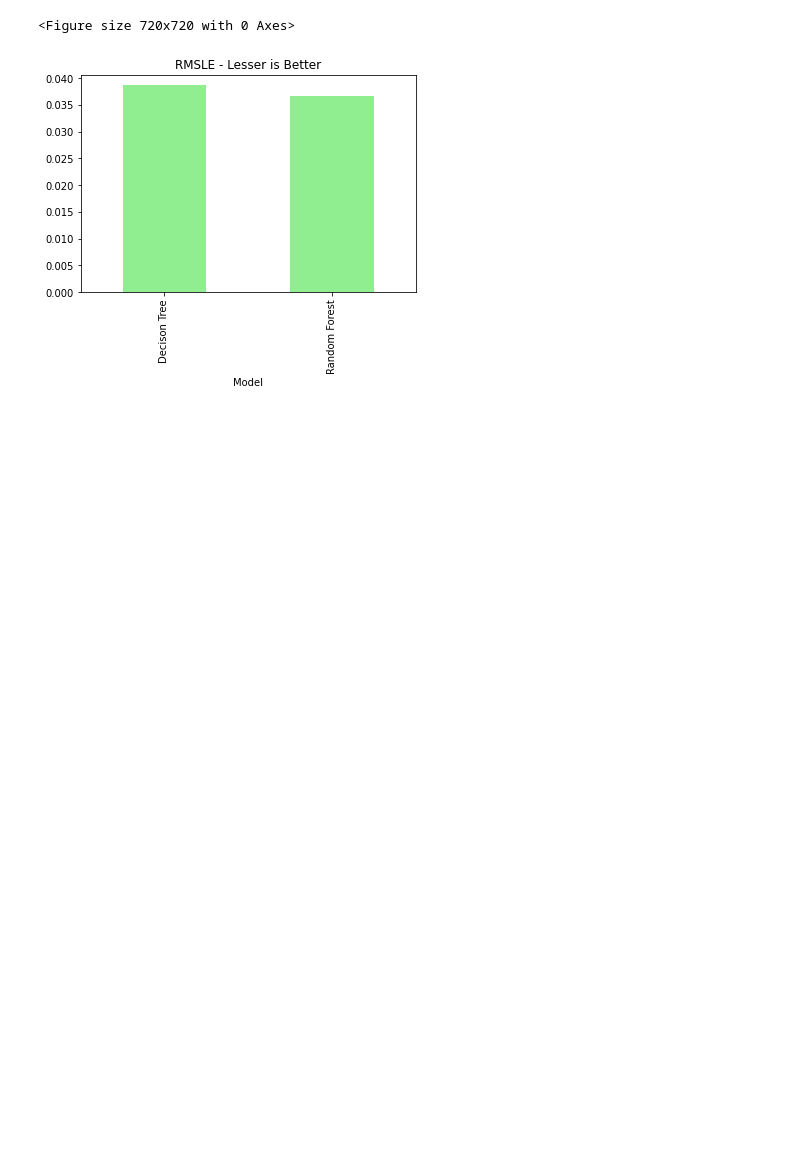
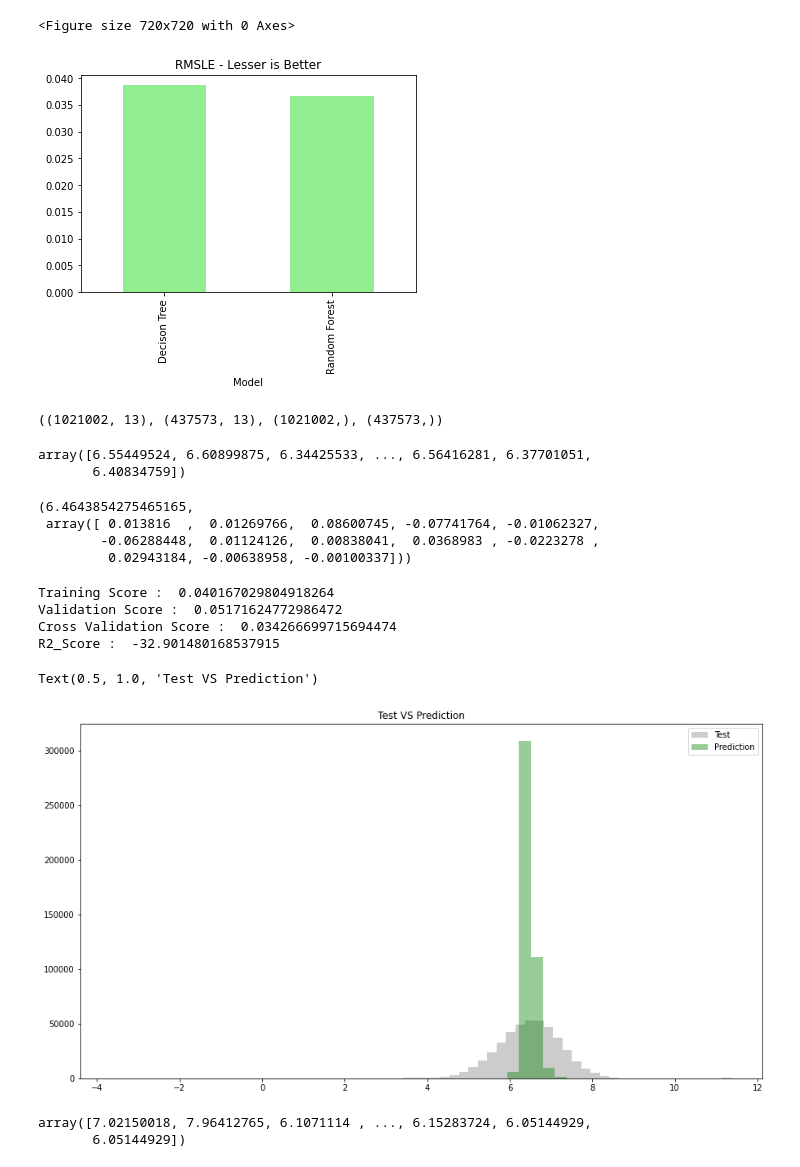
Before and after one commit to Vidhuran-Rajendran/NYC-Taxi-Trip-Time-Prediction, a Jupyter notebook: NYC_Taxi_Trip_Time_Prediction_Capstone_Project.ipynb, the cells around one changed output. Cells and saved outputs as stored; diff of their text form; code cells hidden in the pictures; blank space fills up the shorter version.

```diff
--- a/NYC_Taxi_Trip_Time_Prediction_Capstone_Project.ipynb
+++ b/NYC_Taxi_Trip_Time_Prediction_Capstone_Project.ipynb
@@ -666,3 +666,75 @@ plt.title("RMSLE - Lesser is Better")
 # %%
 X =df # non transformed dataset
 y = np.log(nyc_taxi_df['trip_duration']).values
+# %%
+#train test split
+
+from sklearn.model_selection import train_test_split, GridSearchCV, cross_val_score
+from sklearn.metrics import r2_score, mean_squared_log_error , mean_squared_error
+
+X_train, X_test, y_train, y_test = train_test_split(X, y, test_size=0.30, random_state=10)
+X_train.shape, X_test.shape, y_train.shape, y_test.shape
+# %% [output]
+((1021002, 13), (437573, 13), (1021002,), (437573,))
+# %%
+#implenting linear regression
+
+from sklearn.linear_model import LinearRegression
+
+lr = LinearRegression()
+lr.fit(X_train, y_train)
+lr_pred =lr.predict(X_test)
+lr_pred
+# %% [output]
+array([6.55449524, 6.60899875, 6.34425533, ..., 6.56416281, 6.37701051,
+       6.40834759])
+# %%
+#Intercept & Coef
+
+lr.intercept_, lr.coef_
+# %% [output]
+(6.4643854275465165,
+ array([ 0.013816  ,  0.01269766,  0.08600745, -0.07741764, -0.01062327,
+        -0.06288448,  0.01124126,  0.00838041,  0.0368983 , -0.0223278 ,
+         0.02943184, -0.00638958, -0.00100337]))
+# %%
+#Examining metrics
+
+print ("Training Score : " , lr.score(X_train, y_train))
+print ("Validation Score : ", lr.score(X_test, y_test))
+print ("Cross Validation Score : " , cross_val_score(lr, X_train, y_train, cv=5).mean())
+print ("R2_Score : ", r2_score(lr_pred, y_test))
+
+#print ("RMSLE : ", np.sqrt(mean_squared_log_error(lr_pred, y_test)))
+# %% [output]
+Training Score :  0.040167029804918264
+Validation Score :  0.05171624772986472
+Cross Validation Score :  0.034266699715694474
+R2_Score :  -32.901480168537915
+# %%
+#prediction vs validation data
+
+plt.figure(figsize=(15,8))
+plt.subplot(1,1,1)
+sns.distplot(y_test, kde=False, color="grey", label="Test")
+
+plt.subplot(1,1,1)
+sns.distplot(lr_pred, kde=False, color="green", label="Prediction")
+plt.legend()
+plt.title("Test VS Prediction")
+# %% [output]
+Text(0.5, 1.0, 'Test VS Prediction')
+[figure, added]
+# %%
+#Decision tree implementation
+
+from sklearn.tree import DecisionTreeRegressor
+
+
+dt = DecisionTreeRegressor(criterion="mse", max_depth=10)
+dt.fit(X_train, y_train)
+dt_pred = dt.predict(X_test)
+dt_pred
+# %% [output]
+array([7.02150018, 7.96412765, 6.1071114 , ..., 6.15283724, 6.05144929,
+       6.05144929])
```
Also changed, not shown: parts of 2 cells of this notebook.
